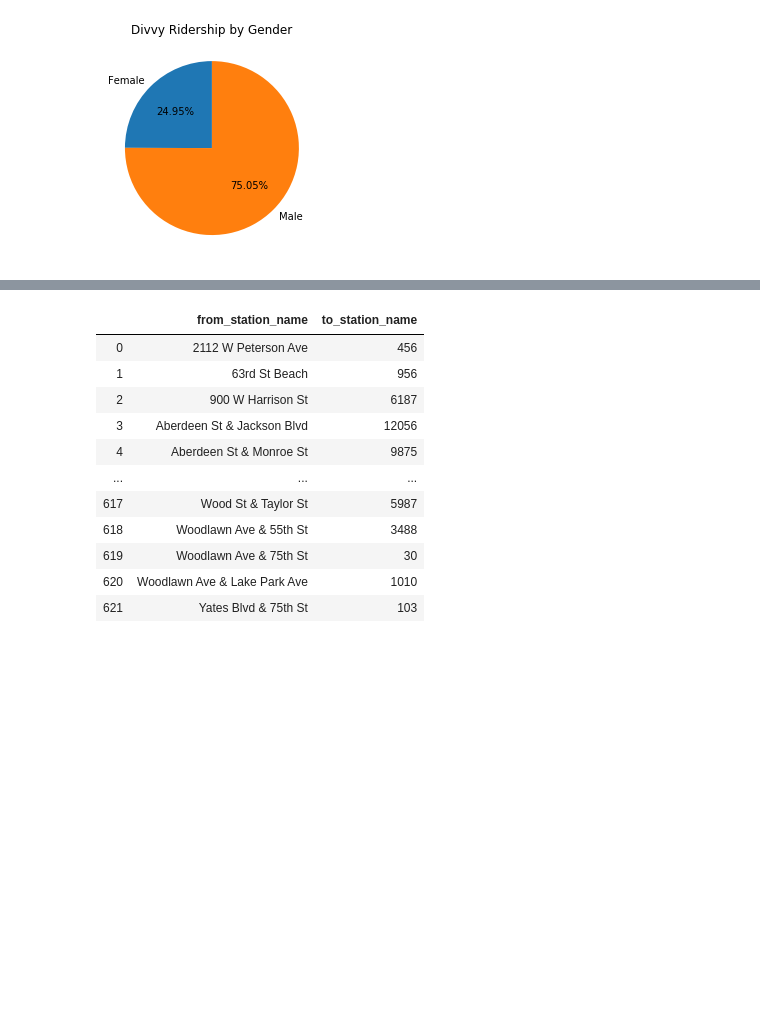
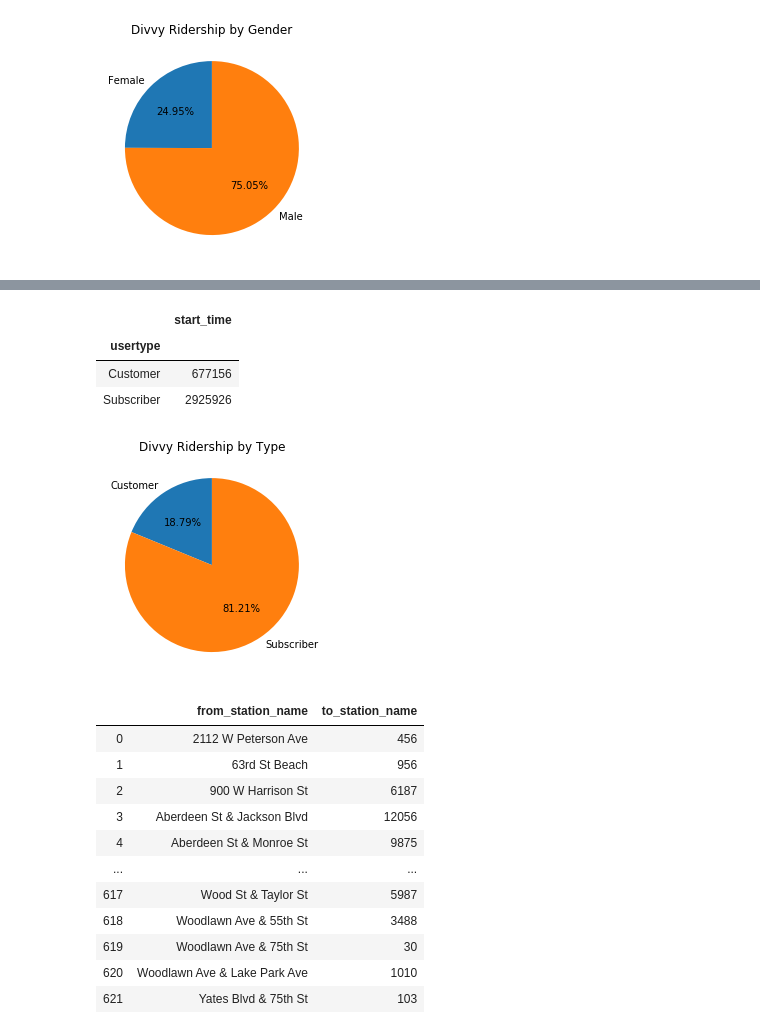
Before and after one commit to AlejandraRosa/Divvy_Project, a Jupyter notebook: Divvy_main.ipynb, the cells around one changed output, grey strips where cells are left out. Cells and saved outputs as stored; diff of their text form; code cells hidden in the pictures; blank space fills up the shorter version.

```diff
--- a/Divvy_main.ipynb
+++ b/Divvy_main.ipynb
@@ -317,0 +548,3 @@ divvy_df = pd.DataFrame(divvy_combined.groupby(["from_station_name"])["to_statio
+# %%
+subscriber_count = divvy_combined_month.groupby('usertype').count()
+subscriber_count
@@ -318,3 +556,20 @@ divvy_df = pd.DataFrame(divvy_combined.groupby(["from_station_name"])["to_statio
+# %%
+subscriber_count.style.format({"trip_id": "{:,}"})
+subscriber_to_plot = subscriber_count[subscriber_count.columns[1:2]]
+subscriber_to_plot
+# %% [output]
+|  | start_time |
+| usertype |  |
+| Customer | 677156 |
+| Subscriber | 2925926 |
+# %%
+labels= ['Customer', 'Subscriber']
+
+plt.pie(subscriber_to_plot,labels=labels, startangle=90, autopct='%.2f%%')
+plt.title('Divvy Ridership by Type')
+plt.show()
+# %% [output]
+[figure, added]
 # %%
 divvy_df
 # %% [output]
```
Also changed, not shown: parts of 35 cells of this notebook, 1 other file.
